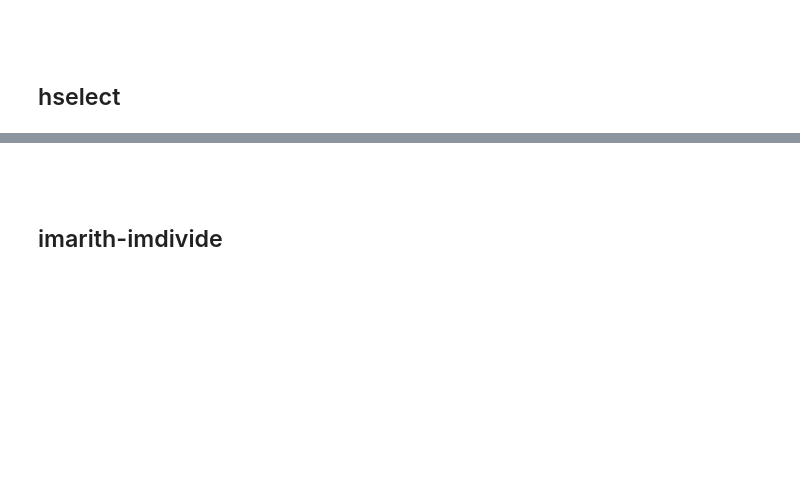
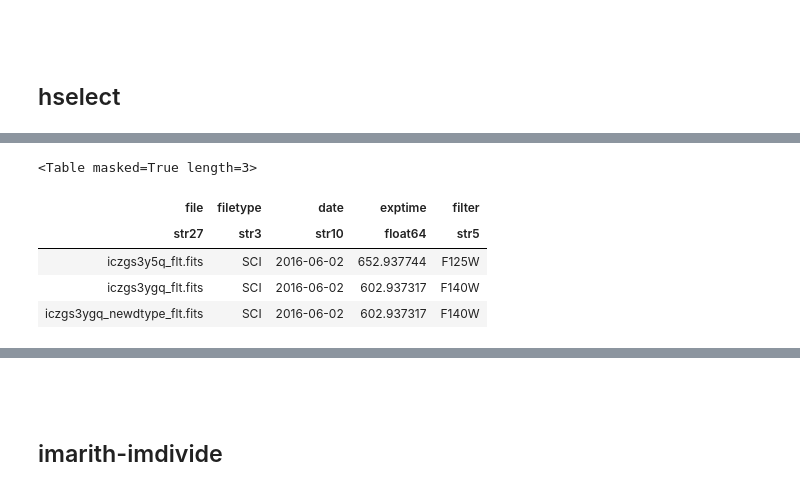
Before and after one commit to spacetelescope/stak-notebooks, a Jupyter notebook: notebooks/images.imutil.ipynb, the cells around one changed output, grey strips where cells are left out. Drawn from its saved outputs; the diff is of its cells as text; code cells hidden in the pictures; blank space fills up the shorter version.

```diff
--- a/notebooks/images.imutil.ipynb
+++ b/notebooks/images.imutil.ipynb
@@ -141,0 +148,16 @@ for filename in data_list:
+# %%
+# first we make the ImageFileCollection object
+collec = ImageFileCollection('/eng/ssb/iraf_transition/test_data',
+                             keywords=["filetype","date","exptime","filter"],
+                             glob_include="icz*.fits", ext=0)
+
+# header keywords values are stored in an Astropy Table in the summary attribute
+out_table = collec.summary
+out_table
+# %% [output]
+<Table masked=True length=3>
+| file | filetype | date | exptime | filter |
+| str27 | str3 | str10 | float64 | str5 |
+| iczgs3y5q_flt.fits | SCI | 2016-06-02 | 652.937744 | F125W |
+| iczgs3ygq_flt.fits | SCI | 2016-06-02 | 602.937317 | F140W |
+| iczgs3ygq_newdtype_flt.fits | SCI | 2016-06-02 | 602.937317 | F140W |
```
Also changed, not shown: parts of 13 cells of this notebook, 2 other files.
